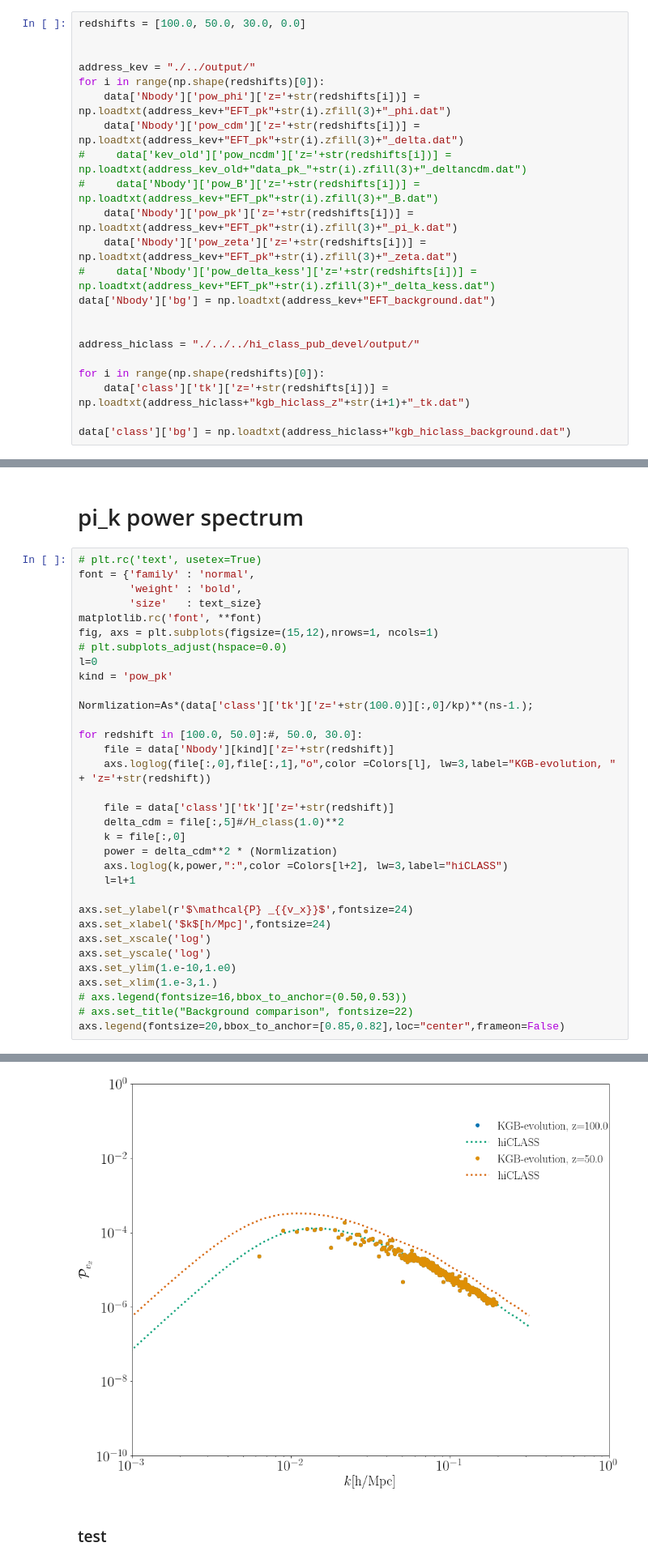
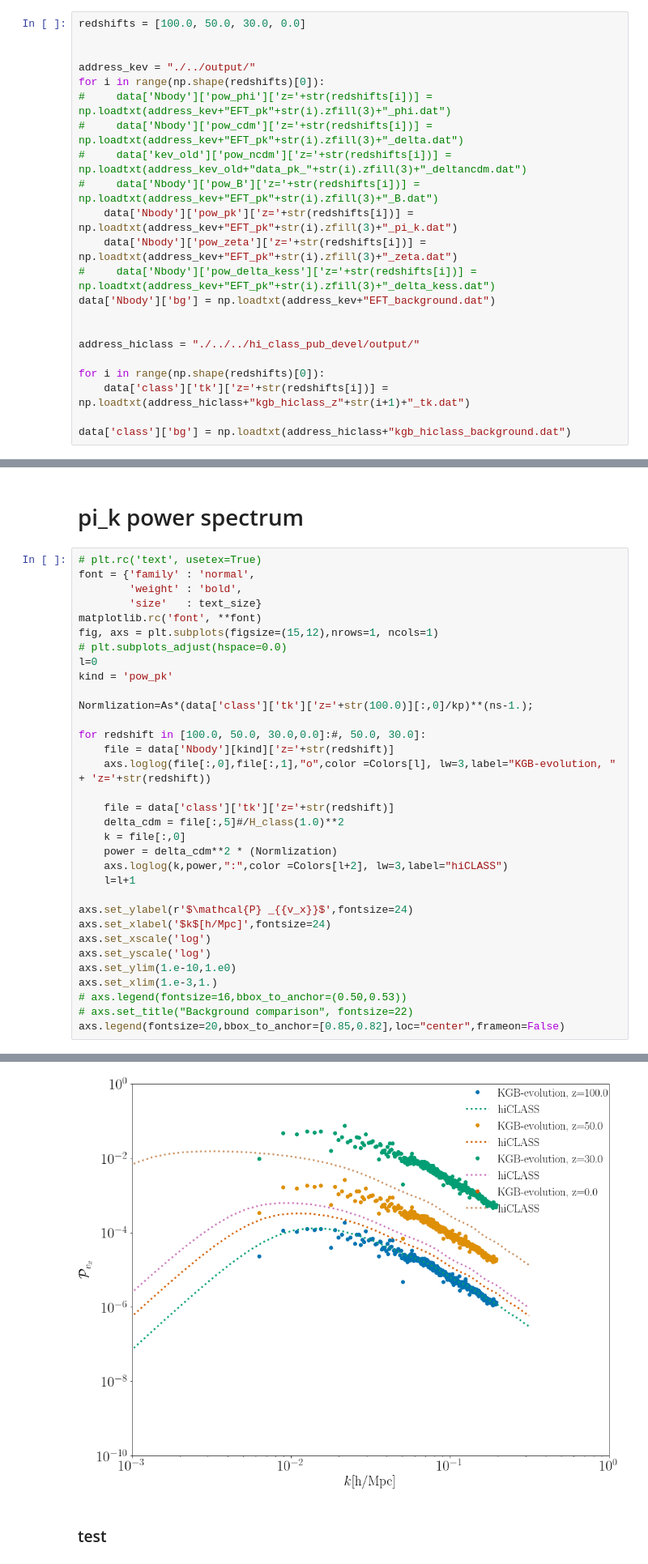
Before and after one commit to FarbodHassani/KGBevolution, a Jupyter notebook: notebook-analysis/k-evolution_interface_tests.ipynb, the cells around one changed output, grey strips where cells are left out. Shown at 81% size. Cells and saved outputs as stored; diff of their text form.

```diff
--- a/notebook-analysis/k-evolution_interface_tests.ipynb
+++ b/notebook-analysis/k-evolution_interface_tests.ipynb
@@ -60,8 +60,8 @@ redshifts = [100.0, 50.0, 30.0, 0.0]
 
 address_kev = "./../output/"
 for i in range(np.shape(redshifts)[0]):
-    data['Nbody']['pow_phi']['z='+str(redshifts[i])] = np.loadtxt(address_kev+"EFT_pk"+str(i).zfill(3)+"_phi.dat")
-    data['Nbody']['pow_cdm']['z='+str(redshifts[i])] = np.loadtxt(address_kev+"EFT_pk"+str(i).zfill(3)+"_delta.dat")
+#     data['Nbody']['pow_phi']['z='+str(redshifts[i])] = np.loadtxt(address_kev+"EFT_pk"+str(i).zfill(3)+"_phi.dat")
+#     data['Nbody']['pow_cdm']['z='+str(redshifts[i])] = np.loadtxt(address_kev+"EFT_pk"+str(i).zfill(3)+"_delta.dat")
 #     data['kev_old']['pow_ncdm']['z='+str(redshifts[i])] = np.loadtxt(address_kev_old+"data_pk_"+str(i).zfill(3)+"_deltancdm.dat")
 #     data['Nbody']['pow_B']['z='+str(redshifts[i])] = np.loadtxt(address_kev+"EFT_pk"+str(i).zfill(3)+"_B.dat")
     data['Nbody']['pow_pk']['z='+str(redshifts[i])] = np.loadtxt(address_kev+"EFT_pk"+str(i).zfill(3)+"_pi_k.dat")
@@ -139,35 +139,35 @@ font = {'family' : 'normal',
         'size'   : text_size}
 matplotlib.rc('font', **font)
 fig, axs = plt.subplots(figsize=(15,12),nrows=1, ncols=1)
 # plt.subplots_adjust(hspace=0.0)
 l=0
 kind = 'pow_pk'
 
 Normlization=As*(data['class']['tk']['z='+str(100.0)][:,0]/kp)**(ns-1.);
 
-for redshift in [100.0, 50.0]:#, 50.0, 30.0]:
+for redshift in [100.0, 50.0, 30.0,0.0]:#, 50.0, 30.0]:
     file = data['Nbody'][kind]['z='+str(redshift)]
     axs.loglog(file[:,0],file[:,1],"o",color =Colors[l], lw=3,label="KGB-evolution, " + 'z='+str(redshift))
 
     file = data['class']['tk']['z='+str(redshift)]
     delta_cdm = file[:,5]#/H_class(1.0)**2
     k = file[:,0]
     power = delta_cdm**2 * (Normlization)
     axs.loglog(k,power,":",color =Colors[l+2], lw=3,label="hiCLASS")
     l=l+1
 
 axs.set_ylabel(r'$\mathcal{P} _{{v_x}}$',fontsize=24)
 axs.set_xlabel('$k$[h/Mpc]',fontsize=24)
 axs.set_xscale('log')
 axs.set_yscale('log')
 axs.set_ylim(1.e-10,1.e0)
 axs.set_xlim(1.e-3,1.)
 # axs.legend(fontsize=16,bbox_to_anchor=(0.50,0.53))
 # axs.set_title("Background comparison", fontsize=22)
 axs.legend(fontsize=20,bbox_to_anchor=[0.85,0.82],loc="center",frameon=False)
 # %% [output]
 <matplotlib.legend.Legend at 0x...>
-[figure, old version]
+[figure, new version]
 # %% [markdown]
 ### test
 # %%
```
Also changed, not shown: parts of 1 cell of this notebook, 11 other files.
